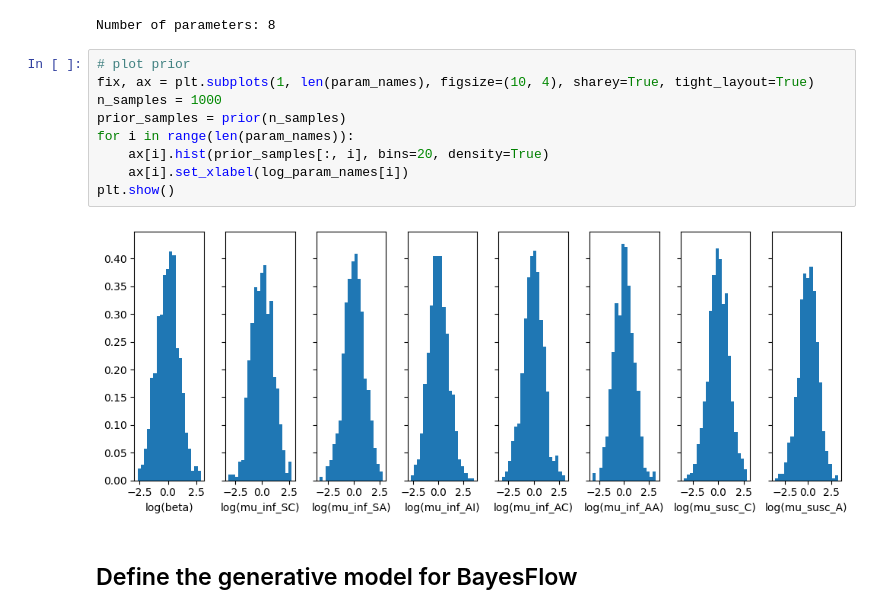
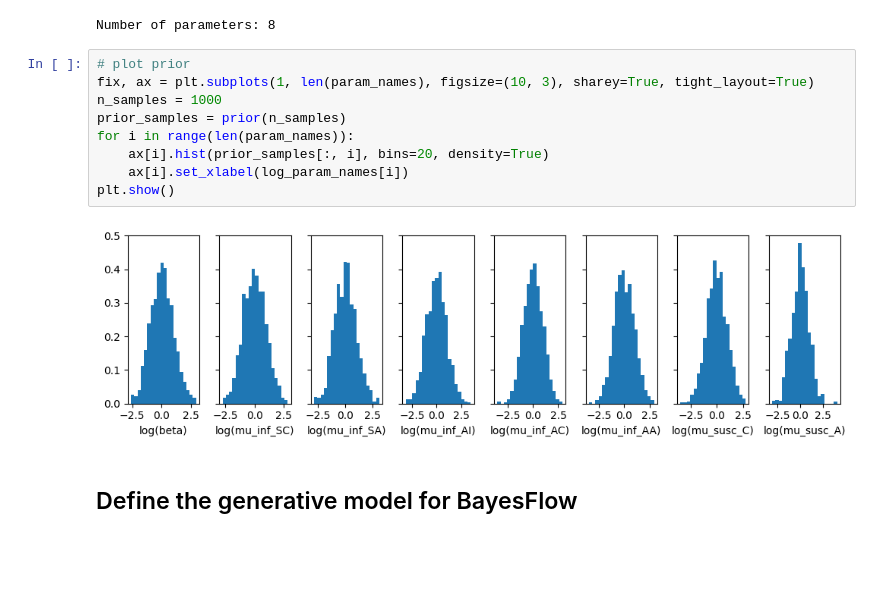
Before and after one commit to arrjon/AmortizedSelectionBias, a Jupyter notebook: Simulation Based Inference Sampling Bias - both variants.ipynb, the cells around one changed output. Cells and saved outputs as stored; diff of their text form; blank space fills up the shorter version.

Commit message:
updated plots

```diff
--- a/Simulation Based Inference Sampling Bias - both variants.ipynb
+++ b/Simulation Based Inference Sampling Bias - both variants.ipynb
@@ -107,15 +107,15 @@ print(f"Number of parameters: {n_params}")
 Number of parameters: 8
 # %%
 # plot prior
-fix, ax = plt.subplots(1, len(param_names), figsize=(10, 4), sharey=True, tight_layout=True)
+fix, ax = plt.subplots(1, len(param_names), figsize=(10, 3), sharey=True, tight_layout=True)
 n_samples = 1000
 prior_samples = prior(n_samples)
 for i in range(len(param_names)):
     ax[i].hist(prior_samples[:, i], bins=20, density=True)
     ax[i].set_xlabel(log_param_names[i])
 plt.show()
 # %% [output]
-[figure, old version]
+[figure, new version]
 # %% [markdown]
 ## Define the generative model for BayesFlow
 # %%
```
Also changed, not shown: parts of 16 cells of this notebook, 10 other files.
